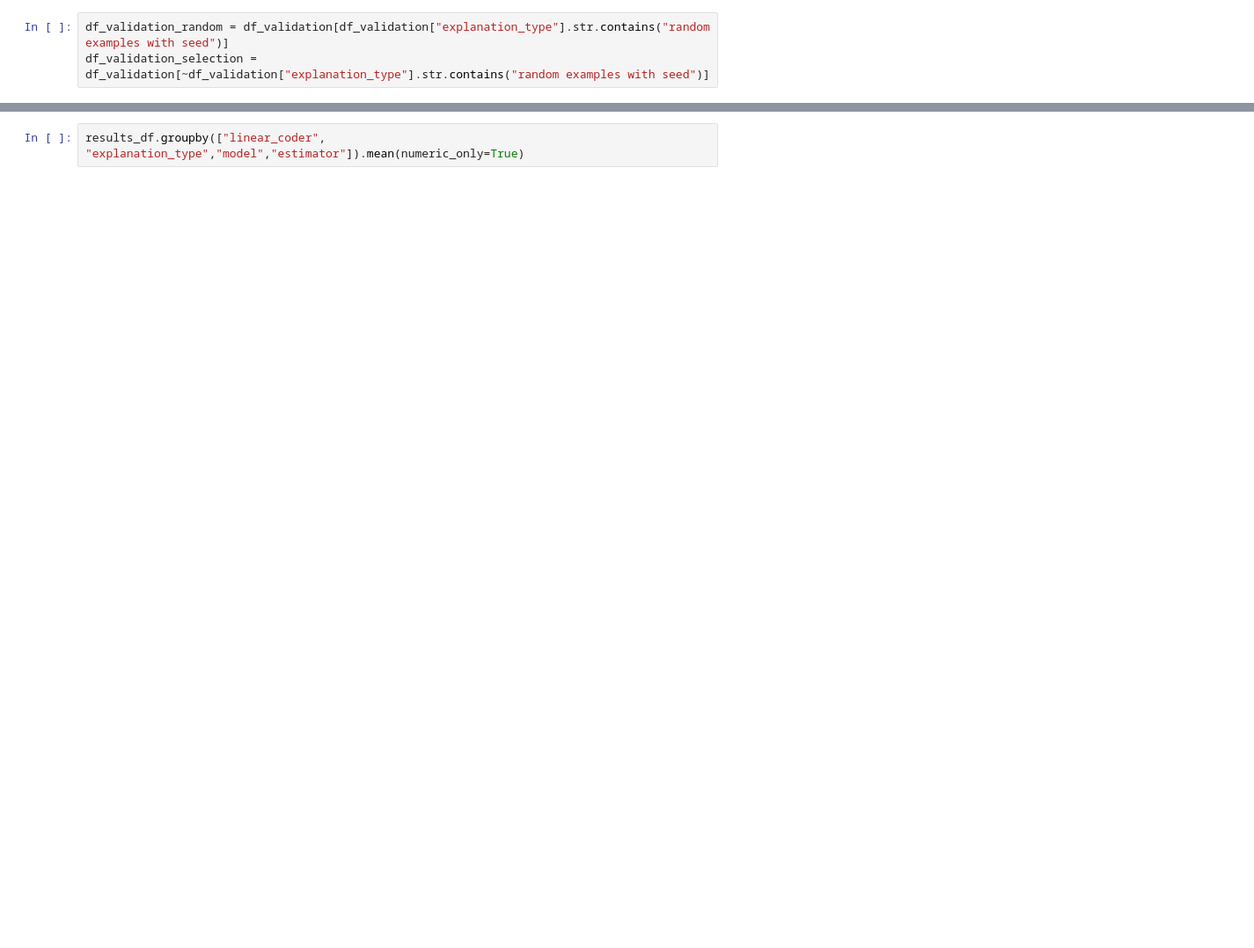
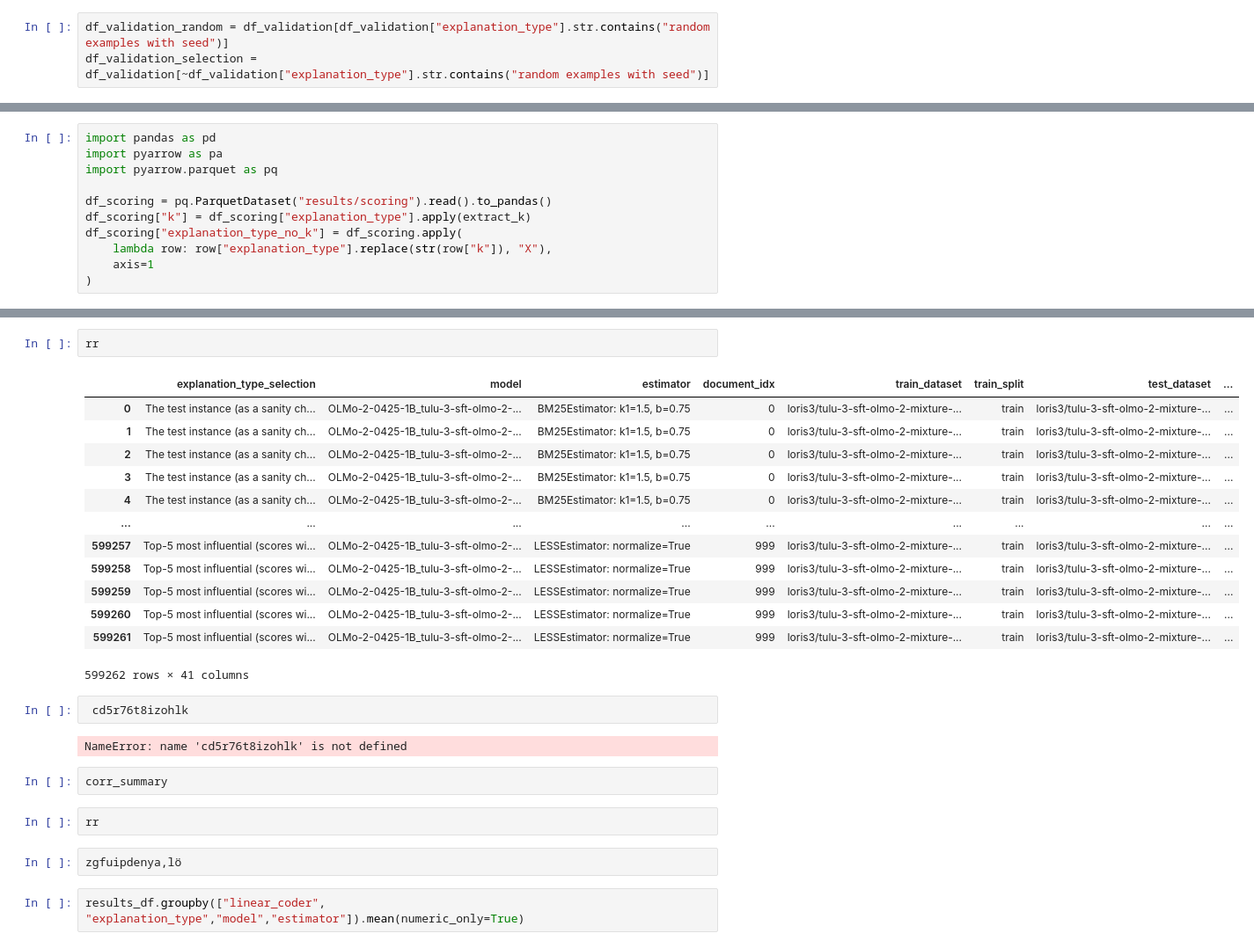
Before and after one commit to loris3/ceelm, a Jupyter notebook: validation.ipynb, the cells around one changed output, grey strips where cells are left out. Shown at 88% size. Saved outputs shown, nothing was run; the diff lists cells and outputs as text; blank space fills up the shorter version.

```diff
--- a/validation.ipynb
+++ b/validation.ipynb
@@ -367,0 +200,11 @@ results_df
+# %%
+import pandas as pd
+import pyarrow as pa
+import pyarrow.parquet as pq
+
+df_scoring = pq.ParquetDataset("results/scoring").read().to_pandas()
+df_scoring["k"] = df_scoring["explanation_type"].apply(extract_k)
+df_scoring["explanation_type_no_k"] = df_scoring.apply(
+    lambda row: row["explanation_type"].replace(str(row["k"]), "X"),
+    axis=1
+)
@@ -368,3 +521,29 @@ results_df
+# %%
+rr
+# %% [output]
+|  | explanation_type_selection | model | estimator | document_idx | train_dataset | train_split | test_dataset | ... |
+| 0 | The test instance (as a sanity ch... | OLMo-2-0425-1B_tulu-3-sft-olmo-2-... | BM25Estimator: k1=1.5, b=0.75 | 0 | loris3/tulu-3-sft-olmo-2-mixture-... | train | loris3/tulu-3-sft-olmo-2-mixture-... | ... |
+| 1 | The test instance (as a sanity ch... | OLMo-2-0425-1B_tulu-3-sft-olmo-2-... | BM25Estimator: k1=1.5, b=0.75 | 0 | loris3/tulu-3-sft-olmo-2-mixture-... | train | loris3/tulu-3-sft-olmo-2-mixture-... | ... |
+| 2 | The test instance (as a sanity ch... | OLMo-2-0425-1B_tulu-3-sft-olmo-2-... | BM25Estimator: k1=1.5, b=0.75 | 0 | loris3/tulu-3-sft-olmo-2-mixture-... | train | loris3/tulu-3-sft-olmo-2-mixture-... | ... |
+| 3 | The test instance (as a sanity ch... | OLMo-2-0425-1B_tulu-3-sft-olmo-2-... | BM25Estimator: k1=1.5, b=0.75 | 0 | loris3/tulu-3-sft-olmo-2-mixture-... | train | loris3/tulu-3-sft-olmo-2-mixture-... | ... |
+| 4 | The test instance (as a sanity ch... | OLMo-2-0425-1B_tulu-3-sft-olmo-2-... | BM25Estimator: k1=1.5, b=0.75 | 0 | loris3/tulu-3-sft-olmo-2-mixture-... | train | loris3/tulu-3-sft-olmo-2-mixture-... | ... |
+| ... | ... | ... | ... | ... | ... | ... | ... | ... |
+| 599257 | Top-5 most influential (scores wi... | OLMo-2-0425-1B_tulu-3-sft-olmo-2-... | LESSEstimator: normalize=True | 999 | loris3/tulu-3-sft-olmo-2-mixture-... | train | loris3/tulu-3-sft-olmo-2-mixture-... | ... |
+| 599258 | Top-5 most influential (scores wi... | OLMo-2-0425-1B_tulu-3-sft-olmo-2-... | LESSEstimator: normalize=True | 999 | loris3/tulu-3-sft-olmo-2-mixture-... | train | loris3/tulu-3-sft-olmo-2-mixture-... | ... |
+| 599259 | Top-5 most influential (scores wi... | OLMo-2-0425-1B_tulu-3-sft-olmo-2-... | LESSEstimator: normalize=True | 999 | loris3/tulu-3-sft-olmo-2-mixture-... | train | loris3/tulu-3-sft-olmo-2-mixture-... | ... |
+| 599260 | Top-5 most influential (scores wi... | OLMo-2-0425-1B_tulu-3-sft-olmo-2-... | LESSEstimator: normalize=True | 999 | loris3/tulu-3-sft-olmo-2-mixture-... | train | loris3/tulu-3-sft-olmo-2-mixture-... | ... |
+| 599261 | Top-5 most influential (scores wi... | OLMo-2-0425-1B_tulu-3-sft-olmo-2-... | LESSEstimator: normalize=True | 999 | loris3/tulu-3-sft-olmo-2-mixture-... | train | loris3/tulu-3-sft-olmo-2-mixture-... | ... |
+599262 rows × 41 columns
+# %%
+ cd5r76t8izohlk
+# %% [output]
+NameError: name 'cd5r76t8izohlk' is not defined
+# %%
+corr_summary
+# %%
+rr
+# %%
+zgfuipdenya,lö
 # %%
 results_df.groupby(["linear_coder", "explanation_type","model","estimator"]).mean(numeric_only=True)
 # %%
```
Also changed, not shown: parts of 33 cells of this notebook, 20 other files.
